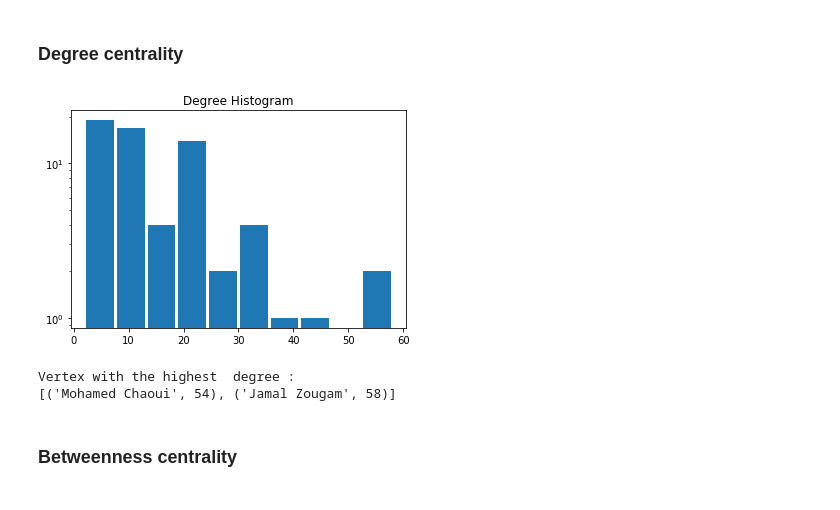
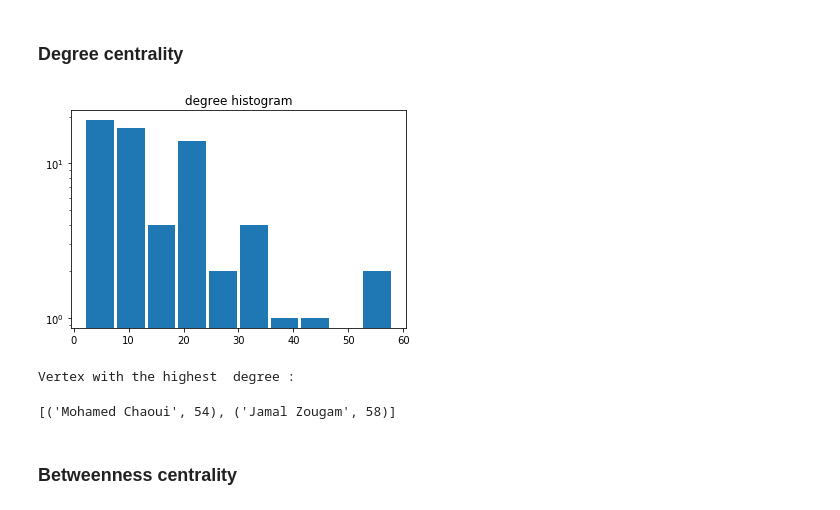
Before and after one commit to GiorgiaAuroraAdorni/MadridTrainBombingNetAnalytics, a Jupyter notebook: MadridTrainBombingNet.ipynb, the cells around one changed output. Saved outputs shown, nothing was run; the diff lists cells and outputs as text; code cells hidden in the pictures.

```diff
--- a/MadridTrainBombingNet.ipynb
+++ b/MadridTrainBombingNet.ipynb
@@ -95,7 +95,7 @@ ig.plot(g)
 # %% [markdown]
 ## Centrality Analitycs
 # %%
-def nodes_bound(graph, threshold, measure):
+def nodes_bound(graph, threshold, measure, name):
     label = graph.vs["label"]
     measure_list = list()
     nodes = list()
@@ -103,15 +103,15 @@ def nodes_bound(graph, threshold, measure):
     directory_name = 'out/' + str(graph["name"]) + '/' + measure + '.npy'
 
     if measure == 'closeness':
-        measure_list = graph.closeness()
+        measure_list = graph.closeness(weights=graph.es["weight"])
     elif measure == 'betweenness':
-        measure_list =  graph.betweenness()
+        measure_list =  graph.betweenness(weights=graph.es["weight"], directed=False)
     elif measure == 'pagerank':
-        measure_list =  graph.pagerank()
+        measure_list =  graph.personalized_pagerank(weights=graph.es["weight"], directed=False)
     elif measure == 'degree':
         measure_list =  graph.degree()
     elif measure == 'eigenvector_centrality':
-        measure_list = graph.evcent()
+        measure_list = graph.evcent(weights=graph.es["weight"], directed=False)
     else:
         print('Function not available.')
 
@@ -123,6 +123,10 @@ def nodes_bound(graph, threshold, measure):
 
     sorted_nodes = sorted(nodes, key = lambda x: float(x[1]))
 
+    plt.hist(measure_list, log=True, rwidth=0.9)
+    plt.title(measure + ' histogram')
+    plt.suptitle(name, y=1.0, fontsize=12)
+    plt.show()
     print('Vertex with the highest ', measure, ':')
     return sorted_nodes
 # %% [markdown]
@@ -151,16 +155,11 @@ plt.show()
 [figure]
 # %% [markdown]
 ### Degree centrality
-# %%
-plt.hist(g.degree(), log=True, rwidth=0.9)
-plt.title("Degree Histogram")
-plt.show()
-# %% [output]
-[figure, removed]
 # %%
-print(nodes_bound(g, 50, 'degree'))
+nodes_bound(g, 50, 'degree', '')
 # %% [output]
+[figure, added]
 Vertex with the highest  degree :
-[('Mohamed Chaoui', 54), ('Jamal Zougam', 58)]
+[('Mohamed Chaoui', 54), ('Jamal Zougam', 58)]
 # %% [markdown]
 ### Betweenness centrality
```
Also changed, not shown: parts of 72 cells of this notebook.
